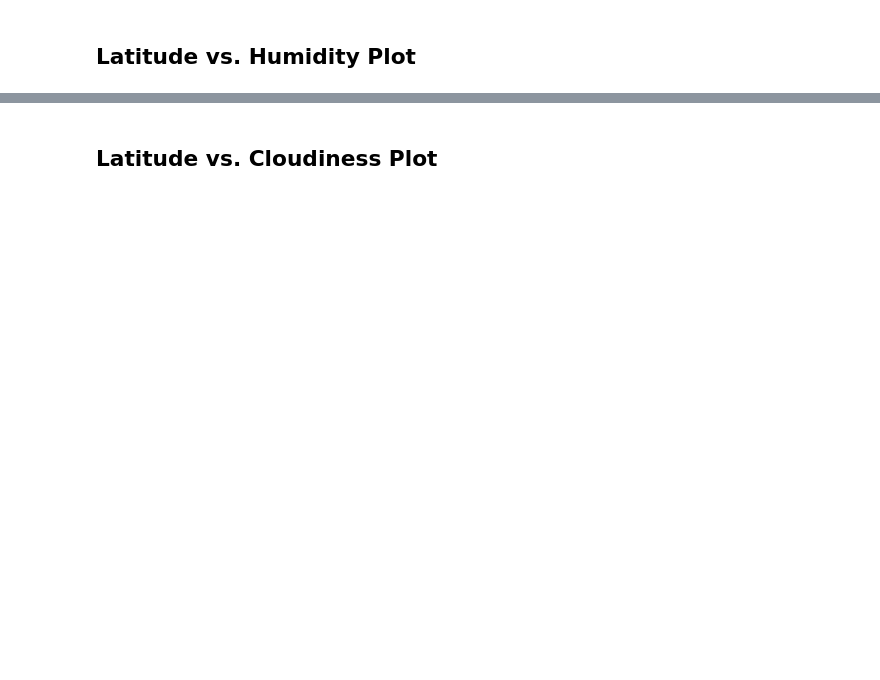
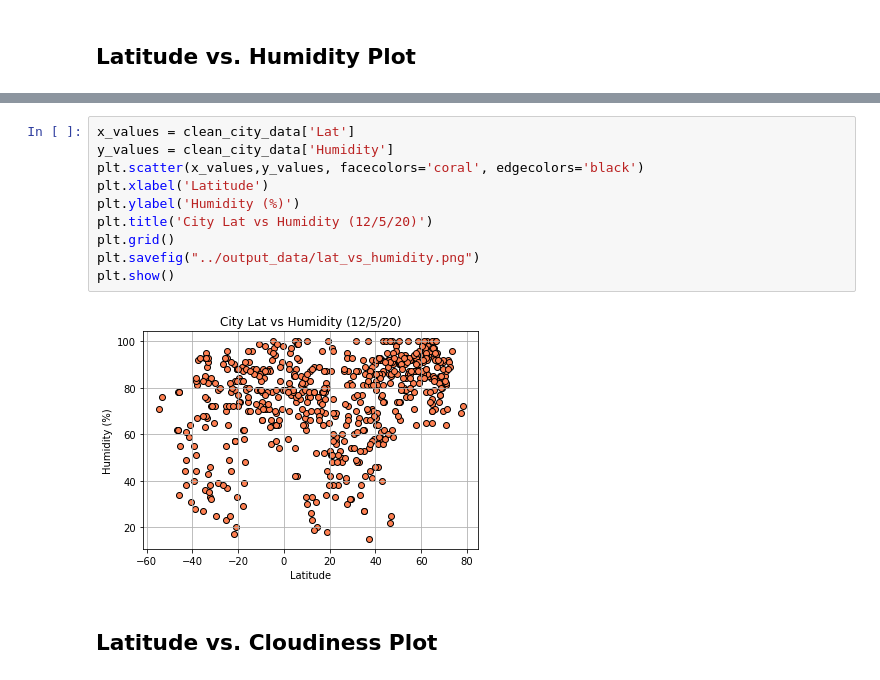
Before and after one commit to alagnevall/python-api-challenge, a Jupyter notebook: WeatherPy/WeatherPy.ipynb, the cells around one changed output, grey strips where cells are left out. Cells and saved outputs as stored; diff of their text form; blank space fills up the shorter version.

```diff
--- a/WeatherPy/WeatherPy.ipynb
+++ b/WeatherPy/WeatherPy.ipynb
@@ -141,2 +225,14 @@ Int64Index([], dtype='int64')
+# %%
+x_values = clean_city_data['Lat']
+y_values = clean_city_data['Humidity']
+plt.scatter(x_values,y_values, facecolors='coral', edgecolors='black')
+plt.xlabel('Latitude')
+plt.ylabel('Humidity (%)')
+plt.title('City Lat vs Humidity (12/5/20)')
+plt.grid()
+plt.savefig("../output_data/lat_vs_humidity.png")
+plt.show()
+# %% [output]
+[figure, added]
 # %% [markdown]
 ## Latitude vs. Cloudiness Plot
```
Also changed, not shown: parts of 24 cells of this notebook, 9 other files.
